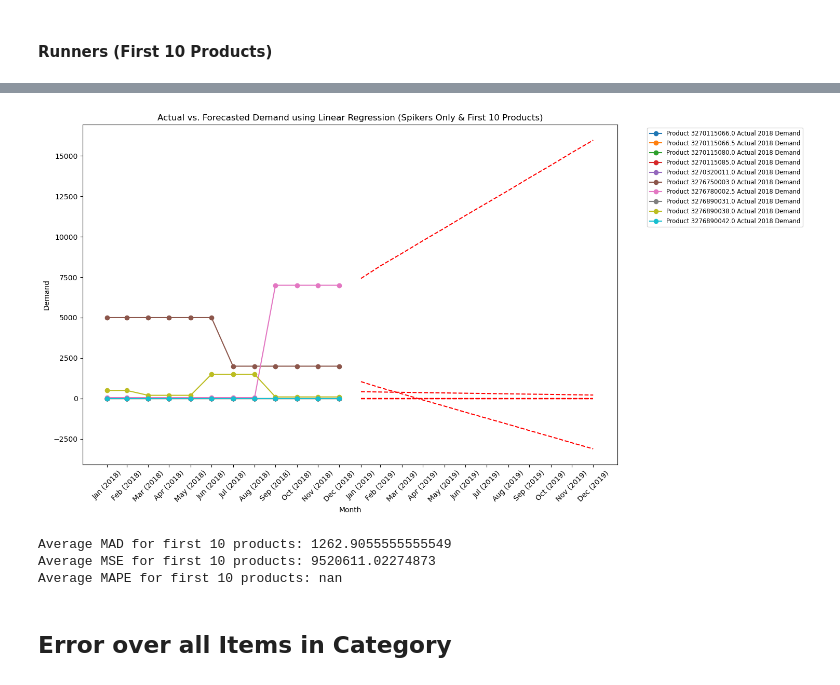
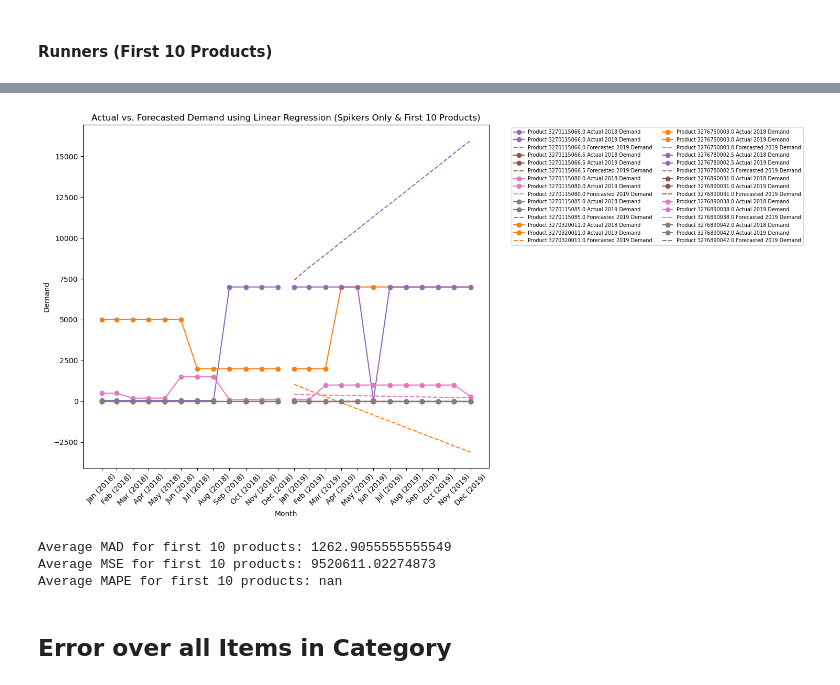
Before and after one commit to achchala/inventory-forecasting, a Jupyter notebook: linear_regression.ipynb, the cells around one changed output, grey strips where cells are left out. Drawn from its saved outputs; the diff is of its cells as text; code cells hidden in the pictures.

```diff
--- a/linear_regression.ipynb
+++ b/linear_regression.ipynb
@@ -122,6 +122,9 @@ mad_list, mse_list, mape_list = [], [], []
 
 # Counter for processed products
 num_products_processed = 0
+
+# Prepare a list of colors for the distinct products
+colors = plt.cm.tab10(np.linspace(0, 1, 10))
 
 for idx, (product_id, row) in enumerate(df_repeaters.iterrows()):
     demand_data = pd.to_numeric(row[32:56], errors='coerce').fillna(method='ffill').dropna()
@@ -148,11 +151,17 @@ for idx, (product_id, row) in enumerate(df_repeaters.iterrows()):
         mse_list.append(mse)
         mape_list.append(mape)
 
+        # Select color for the product
+        color = colors[idx % 10]
+
         # Plot actual demand with unique color
-        plt.plot(date_range[:12], demand_data[:12], marker='o', label=f'Product {product_id} Actual 2018 Demand')
+        plt.plot(date_range[:12], demand_data[:12], marker='o', color=color, label=f'Product {product_id} Actual 2018 Demand')
+
+        # Plot the actual 2019 demand
+        plt.plot(date_range[12:], test_data, marker='o', color=color, label=f'Product {product_id} Actual 2019 Demand')
 
         # Overlay forecasted demand for 2019 with red dashed line
-        plt.plot(date_range[12:], predictions, linestyle='--', color='red')
+        plt.plot(date_range[12:], predictions, linestyle='--', color=color, label=f'Product {product_id} Forecasted 2019 Demand')
 
         # Increment the product counter
         num_products_processed += 1
@@ -166,7 +175,7 @@ plt.xticks(date_range, [date.strftime('%b (%Y)') for date in date_range], rotati
 plt.xlabel('Month')
 plt.ylabel('Demand')
 plt.title('Actual vs. Forecasted Demand using Linear Regression (Repeaters Only & First 10 Products)')
-plt.legend(bbox_to_anchor=(1.05, 1), loc='upper left', fontsize='small')
+plt.legend(bbox_to_anchor=(1.05, 1), loc='upper left', fontsize='x-small', ncol=2)
 plt.tight_layout()
 plt.show()
 
@@ -208,6 +217,9 @@ mad_list, mse_list, mape_list = [], [], []
 
 # Counter for processed products
 num_products_processed = 0
+
+# Prepare a list of colors for the distinct products
+colors = plt.cm.tab10(np.linspace(0, 1, 10))
 
 # Plot each product's actual demand and forecast, except for product 3271255000
 for idx, (product_id, row) in enumerate(df_runners.iterrows()):
@@ -238,11 +250,17 @@ for idx, (product_id, row) in enumerate(df_runners.iterrows()):
         mse_list.append(mse)
         mape_list.append(mape)
 
+        # Select color for the product
+        color = colors[idx % 10]
+
         # Plot actual demand with unique color
-        plt.plot(date_range[:12], demand_data[:12], marker='o', label=f'Product {product_id} Actual 2018 Demand')
+        plt.plot(date_range[:12], demand_data[:12], marker='o', color=color, label=f'Product {product_id} Actual 2018 Demand')
+
+        # Plot the actual 2019 demand
+        plt.plot(date_range[12:], test_data, marker='o', color=color, label=f'Product {product_id} Actual 2019 Demand')
 
         # Overlay forecasted demand for 2019 with red dashed line
-        plt.plot(date_range[12:], predictions, linestyle='--', color='red')
+        plt.plot(date_range[12:], predictions, linestyle='--', color=color, label=f'Product {product_id} Forecasted 2019 Demand')
 
         # Increment the product counter
         num_products_processed += 1
@@ -256,7 +274,7 @@ plt.xticks(date_range, [date.strftime('%b (%Y)') for date in date_range], rotati
 plt.xlabel('Month')
 plt.ylabel('Demand')
 plt.title('Actual vs. Forecasted Demand using Linear Regression (Runners Only & First 10 Products)')
-plt.legend(bbox_to_anchor=(1.05, 1), loc='upper left', fontsize='small')
+plt.legend(bbox_to_anchor=(1.05, 1), loc='upper left', fontsize='x-small', ncol=2)
 plt.tight_layout()
 plt.show()
 
@@ -292,6 +310,9 @@ mad_list, mse_list, mape_list = [], [], []
 
 # Counter for processed products
 num_products_processed = 0
+
+# Prepare a list of colors for the distinct products
+colors = plt.cm.tab10(np.linspace(0, 1, 10))
 
 # Plot each product's actual demand and forecast, except for product 3271255000
 for idx, (product_id, row) in enumerate(df_spikers.iterrows()):
@@ -319,38 +340,44 @@ for idx, (product_id, row) in enumerate(df_spikers.iterrows()):
         mse_list.append(mse)
         mape_list.append(mape)
 
+        # Select color for the product
+        color = colors[idx % 10]
+
         # Plot actual demand with unique color
-        plt.plot(date_range[:12], demand_data[:12], marker='o', label=f'Product {product_id} Actual 2018 Demand')
+        plt.plot(date_range[:12], demand_data[:12], marker='o', color=color, label=f'Product {product_id} Actual 2018 Demand')
+
+        # Plot the actual 2019 demand
+        plt.plot(date_range[12:], test_data, marker='o', color=color, label=f'Product {product_id} Actual 2019 Demand')
 
         # Overlay forecasted demand for 2019 with red dashed line
-        plt.plot(date_range[12:], predictions, linestyle='--', color='red')
+        plt.plot(date_range[12:], predictions, linestyle='--', color=color, label=f'Product {product_id} Forecasted 2019 Demand')
 
         # Increment the product counter
         num_products_processed += 1
 
     # Stop after plotting 10 products
     if num_products_processed >= 10:
         break
 
 # Adjusting the x-axis to display full date range with formatted labels
 plt.xticks(date_range, [date.strftime('%b (%Y)') for date in date_range], rotation=45)
 plt.xlabel('Month')
 plt.ylabel('Demand')
 plt.title('Actual vs. Forecasted Demand using Linear Regression (Spikers Only & First 10 Products)')
-plt.legend(bbox_to_anchor=(1.05, 1), loc='upper left', fontsize='small')
+plt.legend(bbox_to_anchor=(1.05, 1), loc='upper left', fontsize='x-small', ncol=2)
 plt.tight_layout()
 plt.show()
 
 # Calculate and display average metrics
 average_mad = np.mean(mad_list)
 average_mse = np.mean(mse_list)
 average_mape = np.mean(mape_list)
 
 print(f'Average MAD for first 10 products: {average_mad}')
 print(f'Average MSE for first 10 products: {average_mse}')
 print(f'Average MAPE for first 10 products: {average_mape}')
 # %% [output]
-[figure, old version]
+[figure, new version]
 Average MAD for first 10 products: 1262.9055555555549
 Average MSE for first 10 products: 9520611.02274873
 Average MAPE for first 10 products: nan
```
Also changed, not shown: parts of 3 cells of this notebook.
